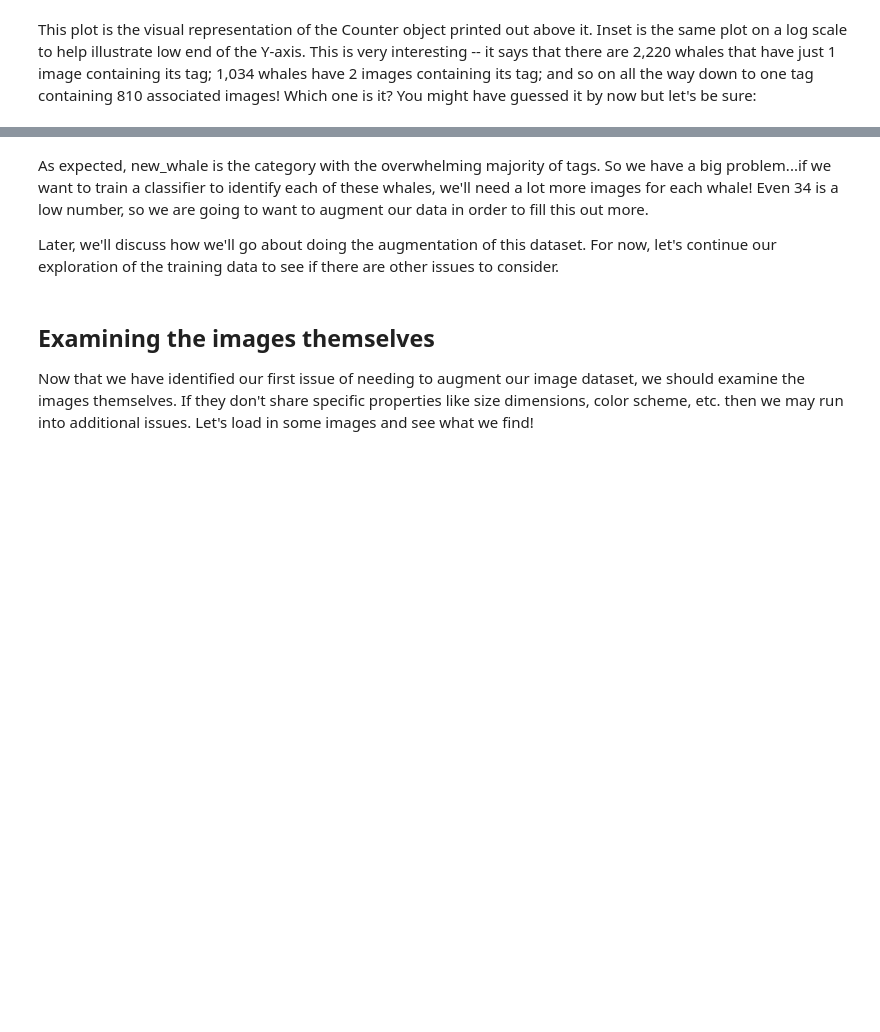
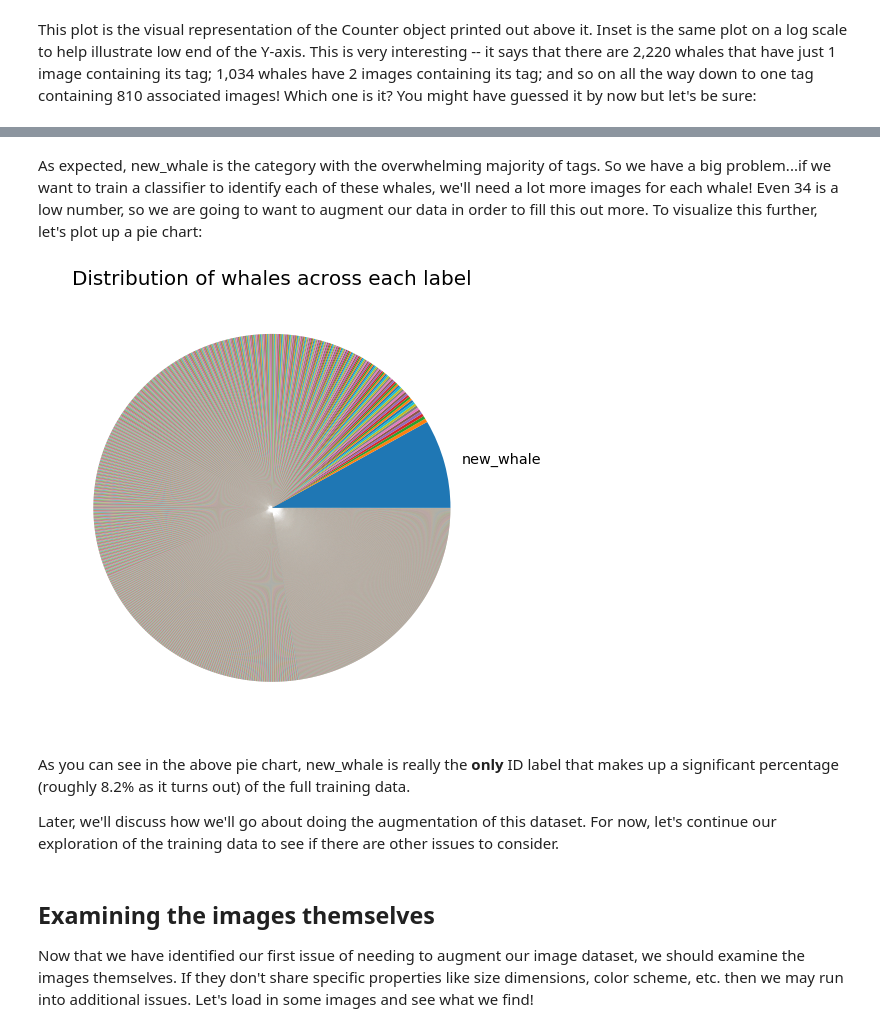
Before and after one commit to Robox-AI/Humpback_Whale_ID, a Jupyter notebook: Humpback_Whales.ipynb, the cells around one changed output, grey strips where cells are left out. Saved outputs shown, nothing was run; the diff lists cells and outputs as text; code cells hidden in the pictures; blank space fills up the shorter version.

Commit message:
Added plot and some grayscale analysis

```diff
--- a/Humpback_Whales.ipynb
+++ b/Humpback_Whales.ipynb
@@ -117,8 +117,23 @@ w_b638c8f    1
 Length: 4251, dtype: int64
 # %% [markdown]
-As expected, new_whale is the category with the overwhelming majority of tags. So we have a big problem...if we want to train a classifier to identify each of these whales, we'll need a lot more images for each whale! Even 34 is a low number, so we are going to want to augment our data in order to fill this out more.
-
-Later, we'll discuss how we'll go about doing the augmentation of this dataset. For now, let's continue our exploration of the training data to see if there are other issues to consider.
+As expected, new_whale is the category with the overwhelming majority of tags. So we have a big problem...if we want to train a classifier to identify each of these whales, we'll need a lot more images for each whale! Even 34 is a low number, so we are going to want to augment our data in order to fill this out more. To visualize this further, let's plot up a pie chart:
+# %%
+# So many labels are unnecessary, just new_whale, so let's build the needed list:
+labels = ['']*len(train_df['Id'].value_counts())
+labels[0] = 'new_whale'
+
+# Now plot the pie chart:
+fig, ax = plt.subplots(figsize=(8,8))
+_ , texts = ax.pie(train_df['Id'].value_counts(), labels=labels)
+texts[0].set_size('x-large')  # Enlarge the label text for new_whale
+_ = plt.title('Distribution of whales across each label', fontsize=20)
+plt.show()
+# %% [output]
+[figure, added]
+# %% [markdown]
+As you can see in the above pie chart, new_whale is really the **only** ID label that makes up a significant percentage (roughly 8.2% as it turns out) of the full training data.
+
+Later, we'll discuss how we'll go about doing the augmentation of this dataset. For now, let's continue our exploration of the training data to see if there are other issues to consider.
 # %% [markdown]
 ## Examining the images themselves
 
```
Also changed, not shown: parts of 12 cells of this notebook, 4 other files.
